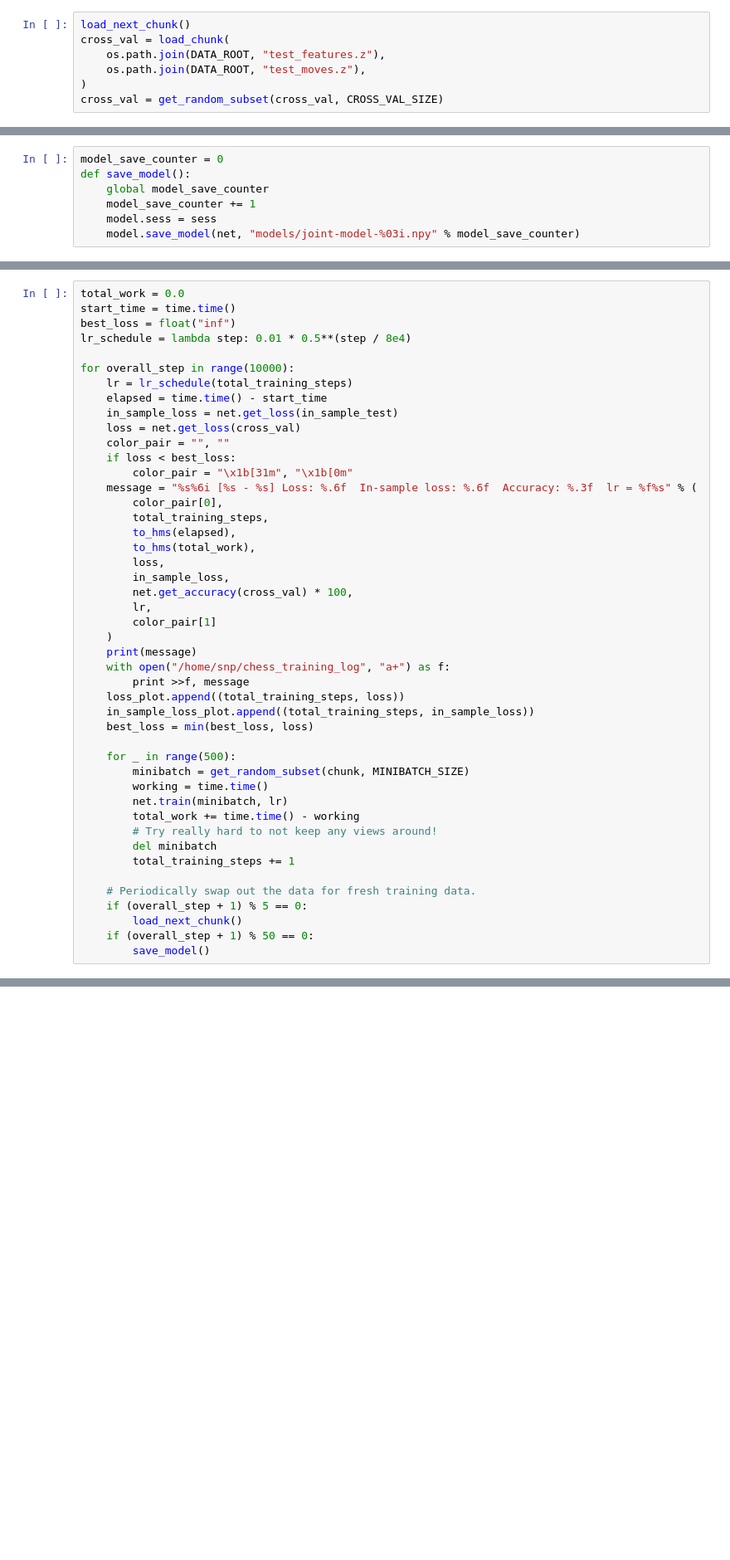
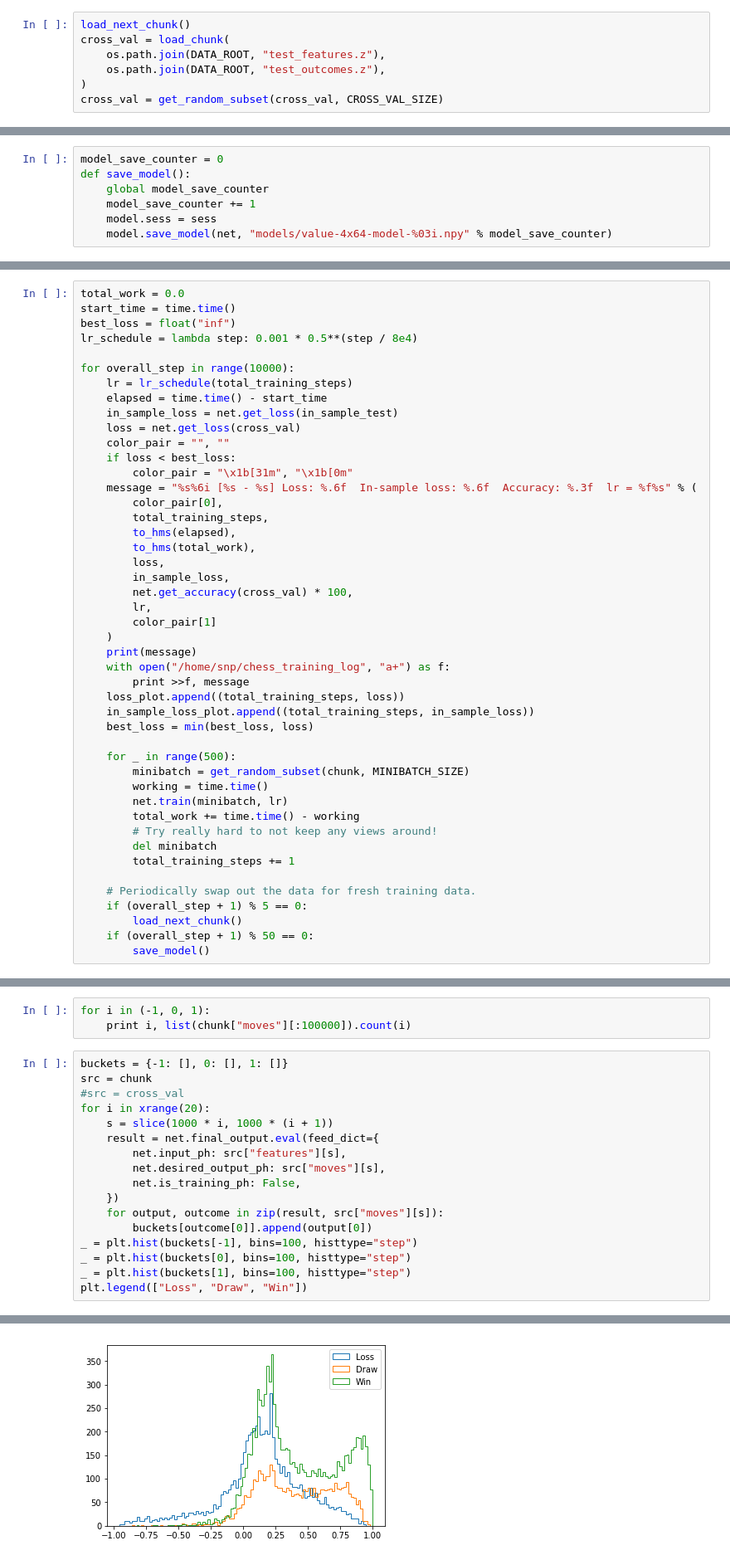
Before and after one commit to petersn/TinyMLChess, a Jupyter notebook: train.ipynb, the cells around one changed output, grey strips where cells are left out. Shown at 83% size. Saved outputs shown, nothing was run; the diff lists cells and outputs as text; blank space fills up the shorter version.

```diff
--- a/train.ipynb
+++ b/train.ipynb
@@ -112,7 +114,7 @@ def get_random_subset(samples, n):
 load_next_chunk()
 cross_val = load_chunk(
     os.path.join(DATA_ROOT, "test_features.z"),
-    os.path.join(DATA_ROOT, "test_moves.z"),
+    os.path.join(DATA_ROOT, "test_outcomes.z"),
 )
 cross_val = get_random_subset(cross_val, CROSS_VAL_SIZE)
 # %% [output]
@@ -137,6 +145,6 @@ def save_model():
     global model_save_counter
     model_save_counter += 1
     model.sess = sess
-    model.save_model(net, "models/joint-model-%03i.npy" % model_save_counter)
+    model.save_model(net, "models/value-4x64-model-%03i.npy" % model_save_counter)
 # %% [raw]
 model.sess = sess
@@ -145,7 +153,7 @@ model.load_model(net, "models/joint-model-003.npy")
 total_work = 0.0
 start_time = time.time()
 best_loss = float("inf")
-lr_schedule = lambda step: 0.01 * 0.5**(step / 8e4)
+lr_schedule = lambda step: 0.001 * 0.5**(step / 8e4)
 
 for overall_step in range(10000):
     lr = lr_schedule(total_training_steps)
@@ -209,0 +238,21 @@ plt.plot(*zip(*in_sample_loss_plot[6:]))
+# %%
+for i in (-1, 0, 1):
+    print i, list(chunk["moves"][:100000]).count(i)
+# %%
+buckets = {-1: [], 0: [], 1: []}
+src = chunk
+#src = cross_val
+for i in xrange(20):
+    s = slice(1000 * i, 1000 * (i + 1))
+    result = net.final_output.eval(feed_dict={
+        net.input_ph: src["features"][s],
+        net.desired_output_ph: src["moves"][s],
+        net.is_training_ph: False,
+    })
+    for output, outcome in zip(result, src["moves"][s]):
+        buckets[outcome[0]].append(output[0])
+_ = plt.hist(buckets[-1], bins=100, histtype="step")
+_ = plt.hist(buckets[0], bins=100, histtype="step")
+_ = plt.hist(buckets[1], bins=100, histtype="step")
+plt.legend(["Loss", "Draw", "Win"])
+# %% [output]
@@ -209,0 +260 @@ plt.plot(*zip(*in_sample_loss_plot[6:]))
+[figure, added]
```
Also changed, not shown: parts of 29 cells of this notebook, 8 other files.
